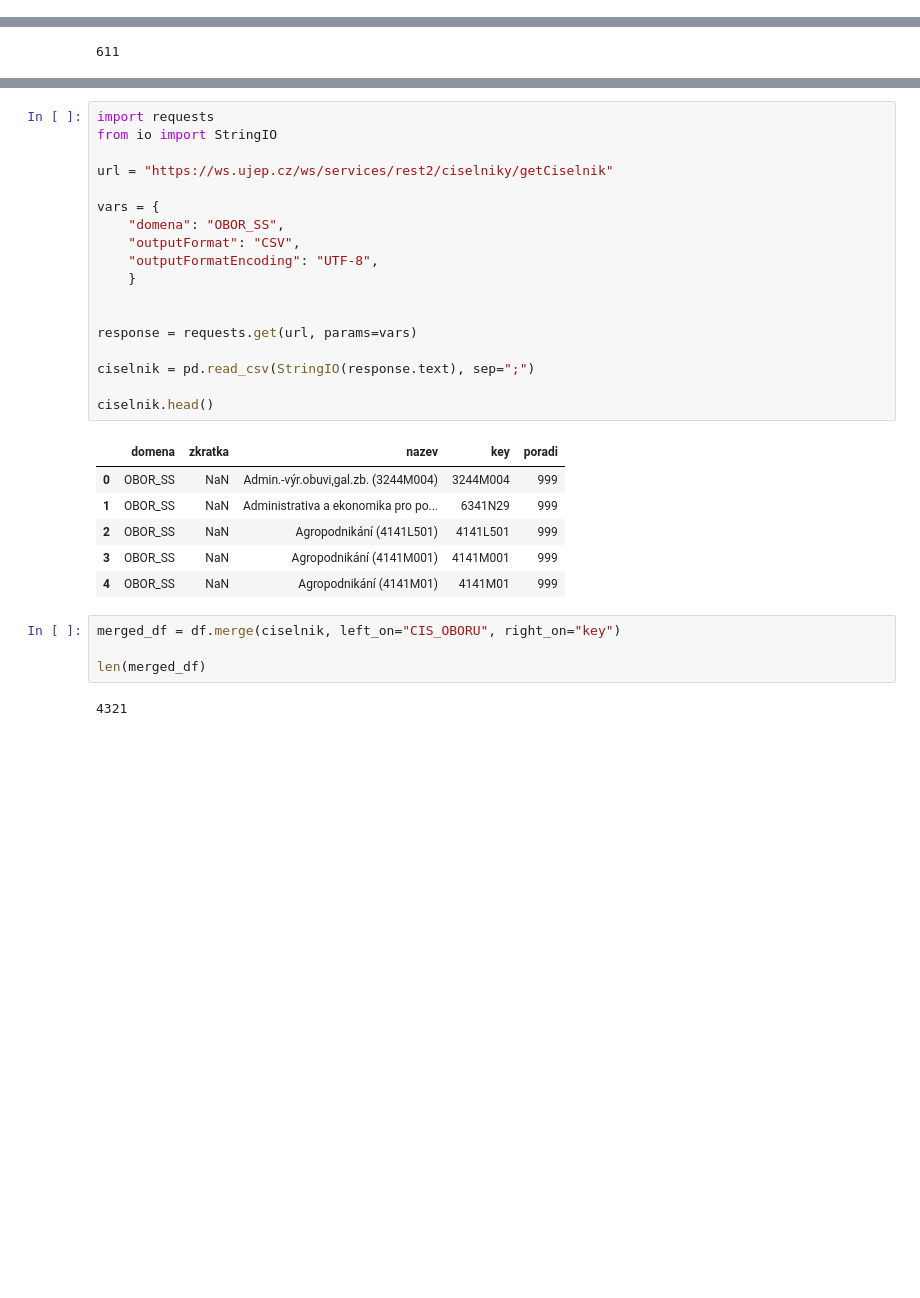
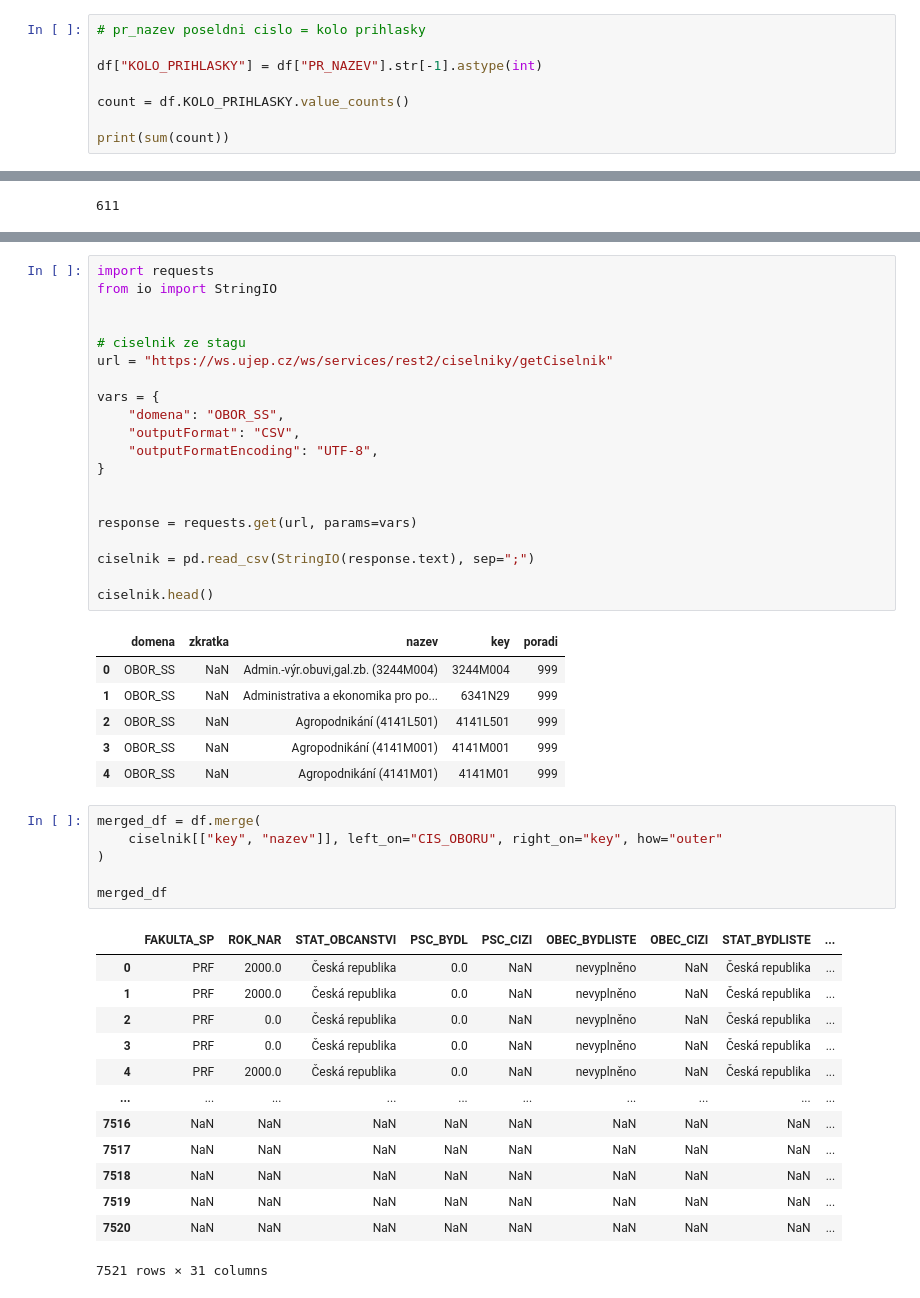
Before and after one commit to MFVS/AVD3, a Jupyter notebook: data.ipynb, the cells around one changed output, grey strips where cells are left out. Drawn from its saved outputs; the diff is of its cells as text; blank space fills up the shorter version.

```diff
--- a/data.ipynb
+++ b/data.ipynb
@@ -5,3 +6,11 @@ df = pd.read_csv("data/prf_uchazeci.csv")
 len(df)
 # %% [output]
 4932
+# %%
+# pr_nazev poseldni cislo = kolo prihlasky
+
+df["KOLO_PRIHLASKY"] = df["PR_NAZEV"].str[-1].astype(int)
+
+count = df.KOLO_PRIHLASKY.value_counts()
+
+print(sum(count))
@@ -24,13 +64,15 @@ Index(['FAKULTA_SP', 'ROK_NAR', 'STAT_OBCANSTVI', 'PSC_BYDL', 'PSC_CIZI',
 import requests
 from io import StringIO
 
+
+# ciselnik ze stagu
 url = "https://ws.ujep.cz/ws/services/rest2/ciselniky/getCiselnik"
 
 vars = {
     "domena": "OBOR_SS",
     "outputFormat": "CSV",
     "outputFormatEncoding": "UTF-8",
-    }
+}
 
 
 response = requests.get(url, params=vars)
@@ -46,8 +88,22 @@ ciselnik.head()
 | 3 | OBOR_SS | NaN | Agropodnikání (4141M001) | 4141M001 | 999 |
 | 4 | OBOR_SS | NaN | Agropodnikání (4141M01) | 4141M01 | 999 |
 # %%
-merged_df = df.merge(ciselnik, left_on="CIS_OBORU", right_on="key")
+merged_df = df.merge(
+    ciselnik[["key", "nazev"]], left_on="CIS_OBORU", right_on="key", how="outer"
+)
 
-len(merged_df)
+merged_df
 # %% [output]
+|  | FAKULTA_SP | ROK_NAR | STAT_OBCANSTVI | PSC_BYDL | PSC_CIZI | OBEC_BYDLISTE | OBEC_CIZI | STAT_BYDLISTE | ... |
+| 0 | PRF | 2000.0 | Česká republika | 0.0 | NaN | nevyplněno | NaN | Česká republika | ... |
+| 1 | PRF | 2000.0 | Česká republika | 0.0 | NaN | nevyplněno | NaN | Česká republika | ... |
+| 2 | PRF | 0.0 | Česká republika | 0.0 | NaN | nevyplněno | NaN | Česká republika | ... |
+| 3 | PRF | 0.0 | Česká republika | 0.0 | NaN | nevyplněno | NaN | Česká republika | ... |
+| 4 | PRF | 2000.0 | Česká republika | 0.0 | NaN | nevyplněno | NaN | Česká republika | ... |
+| ... | ... | ... | ... | ... | ... | ... | ... | ... | ... |
+| 7516 | NaN | NaN | NaN | NaN | NaN | NaN | NaN | NaN | ... |
+| 7517 | NaN | NaN | NaN | NaN | NaN | NaN | NaN | NaN | ... |
+| 7518 | NaN | NaN | NaN | NaN | NaN | NaN | NaN | NaN | ... |
+| 7519 | NaN | NaN | NaN | NaN | NaN | NaN | NaN | NaN | ... |
+| 7520 | NaN | NaN | NaN | NaN | NaN | NaN | NaN | NaN | ... |
-4321
+7521 rows × 31 columns
```
Also changed, not shown: parts of 22 cells of this notebook, 5 other files.
